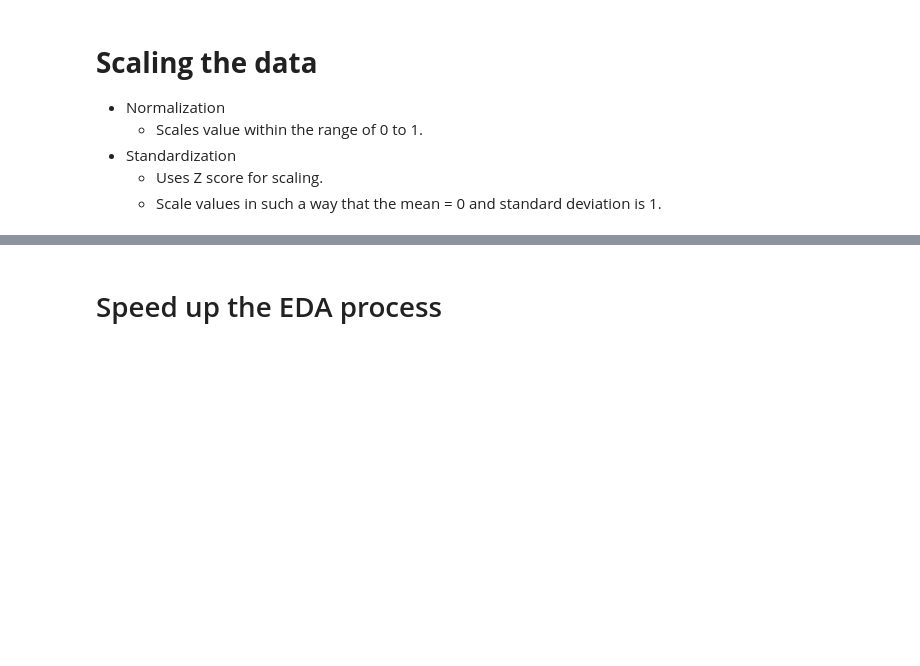
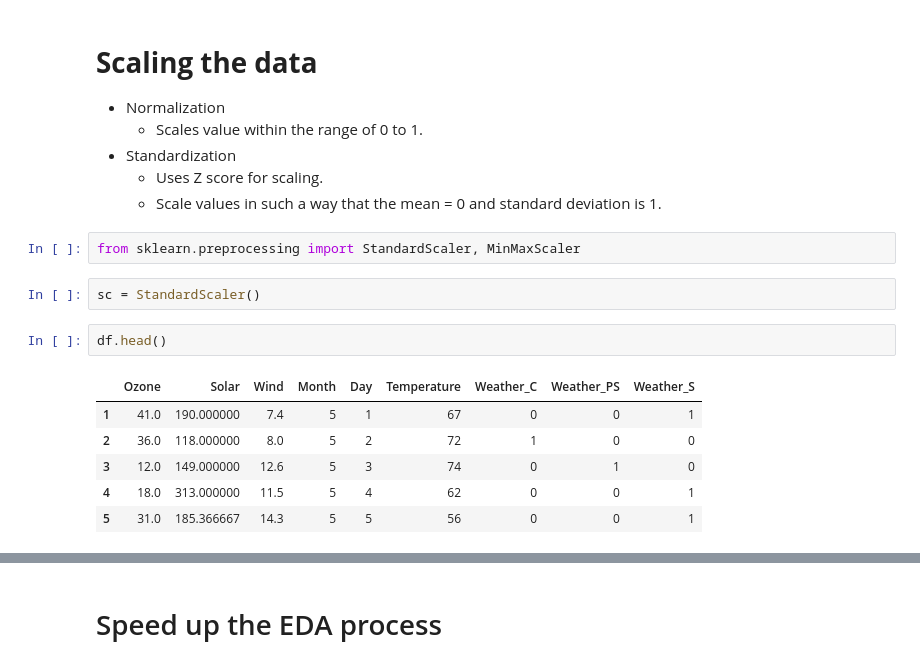
Before and after one commit to aishwaryamate/14July-Batch, a Jupyter notebook: Machine Learning/EDA-1/EDA- 1.ipynb, the cells around one changed output, grey strips where cells are left out. Saved outputs shown, nothing was run; the diff lists cells and outputs as text; blank space fills up the shorter version.

```diff
--- a/Machine Learning/EDA-1/EDA- 1.ipynb
+++ b/Machine Learning/EDA-1/EDA- 1.ipynb
@@ -607,3 +634,16 @@ sns.heatmap(df.corr(),annot=True, cmap='viridis')
 - Standardization
     - Uses Z score for scaling.
     - Scale values in such a way that the mean = 0 and standard deviation is 1.
+# %%
+from sklearn.preprocessing import StandardScaler, MinMaxScaler
+# %%
+sc = StandardScaler()
+# %%
+df.head()
+# %% [output]
+|  | Ozone | Solar | Wind | Month | Day | Temperature | Weather_C | Weather_PS | Weather_S |
+| 1 | 41.0 | 190.000000 | 7.4 | 5 | 1 | 67 | 0 | 0 | 1 |
+| 2 | 36.0 | 118.000000 | 8.0 | 5 | 2 | 72 | 1 | 0 | 0 |
+| 3 | 12.0 | 149.000000 | 12.6 | 5 | 3 | 74 | 0 | 1 | 0 |
+| 4 | 18.0 | 313.000000 | 11.5 | 5 | 4 | 62 | 0 | 0 | 1 |
+| 5 | 31.0 | 185.366667 | 14.3 | 5 | 5 | 56 | 0 | 0 | 1 |
```
Also changed, not shown: parts of 6 cells of this notebook.
